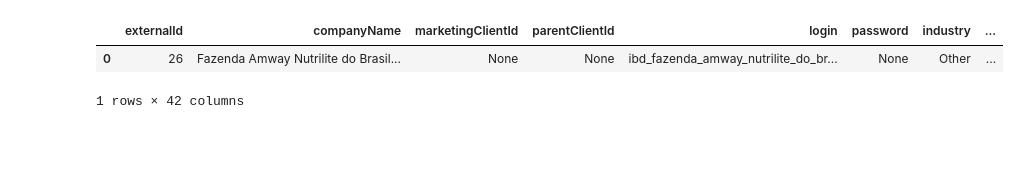
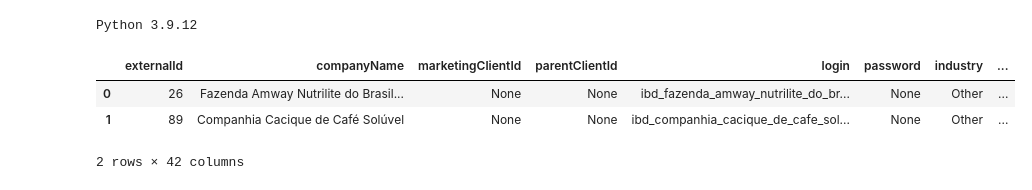
Before and after one commit to ivanfilomene/ivanfilomene, a Jupyter notebook: IBD-customer-integration-to-QIMA-python-scripts/Integrate_IBD_customer_to_QIMA_version1.ipynb, the cells around one changed output. Drawn from its saved outputs; the diff is of its cells as text; code cells hidden in the pictures; blank space fills up the shorter version.

```diff
--- a/IBD-customer-integration-to-QIMA-python-scripts/Integrate_IBD_customer_to_QIMA_version1.ipynb
+++ b/IBD-customer-integration-to-QIMA-python-scripts/Integrate_IBD_customer_to_QIMA_version1.ipynb
@@ -2,7 +2,15 @@
 import pandas as pd
 import json
 import requests
-df = pd.read_excel('20221011_upload_pessoa_not_mapped.xlsx',sheet_name="Import")
+from tqdm import tqdm
+from datetime import datetime
+df = pd.read_excel('20221011_upload_pessoa_not_mapped.xlsx',sheet_name="Import", converters={'PHONE_IBD':str})
+# Convert Phone number to valid value
+df['PHONE_IBD'] = df['PHONE_IBD'].str.replace('\+55','55-',n=2,regex=True)
+#print(df['PHONE_IBD'])
+!python -V
+# %% [output]
+Python 3.9.12
 # %%
 #df['externalId'] = ""  # if no id provided  API will generate
 df['marketingClientId']=None  # for confirmation
@@ -72,32 +80,33 @@ arranged_renamed_df = renamed_df[['externalId'
                                   ,'comments'
                                   ,'country'
                                   ,'state'
                                   ,'city'
                                   ,'address'
                                   ,'email'
                                   ,'altEmail'
                                   ,'accountingEmail'
                                   ,'phoneNumber'
                                   ,'postCode'
                                   ,'salutation'
                                   ,'firstName'
                                   ,'lastName'
                                   ,'jobTitle'
                                   ,'keyAccount'
                                   ,'unitNumber'
                                   ,'municipality'
                                   ,'cityCode'
                                   ,'districtCode'
                                   ,'streetType'
                                   ,'acquisition'
                                   ,'district'
                                   ,'streetName'
                                   ,'houseNumber'
                                   ,'TAX_SITUATION'
                                   ,'VAT_NUMBER'
                                   ,'FEDERAL_TAX_ID']]
-arranged_renamed_df.head(1)
+arranged_renamed_df.head(2)
 # %% [output]
 |  | externalId | companyName | marketingClientId | parentClientId | login | password | industry | ... |
 | 0 | 26 | Fazenda Amway Nutrilite do Brasil... | None | None | ibd_fazenda_amway_nutrilite_do_br... | None | Other | ... |
+| 1 | 89 | Companhia Cacique de Café Solúvel | None | None | ibd_companhia_cacique_de_cafe_sol... | None | Other | ... |
-1 rows × 42 columns
+2 rows × 42 columns
```
Also changed, not shown: parts of 7 cells of this notebook, 3 other files.
